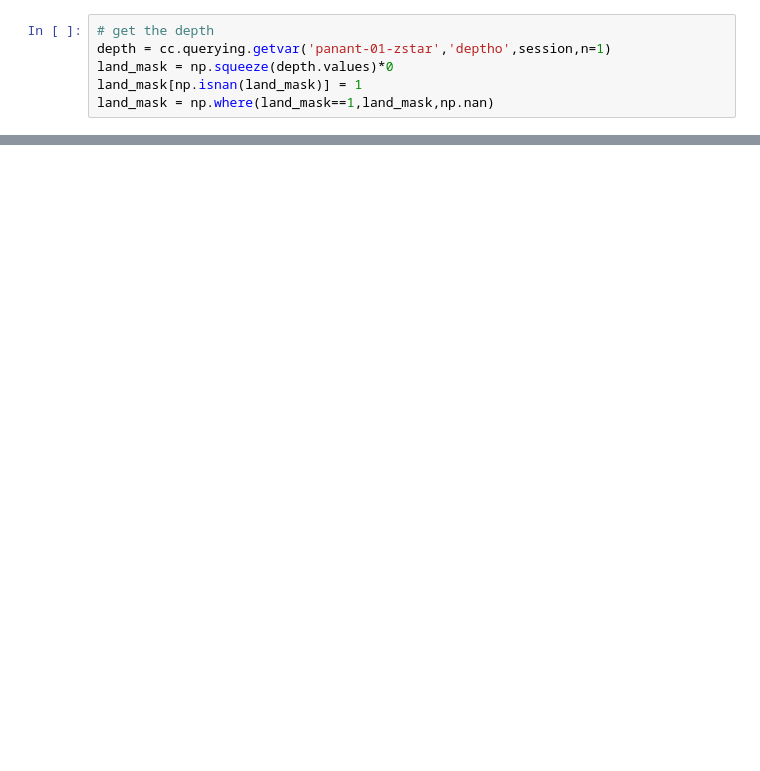
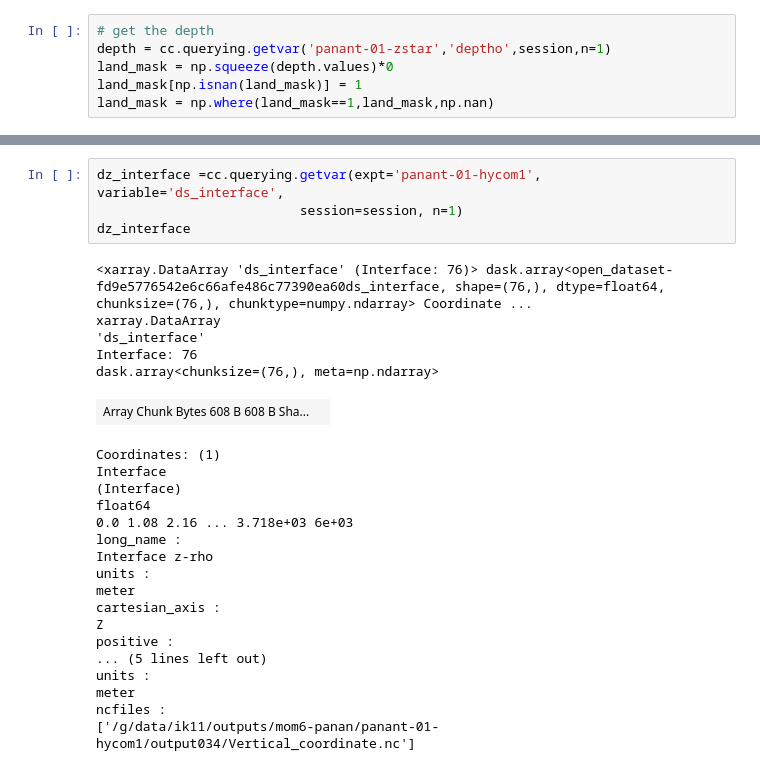
Before and after one commit to FengminXing/111, a Jupyter notebook: different depth (streamfunction).ipynb, the cells around one changed output, grey strips where cells are left out. Cells and saved outputs as stored; diff of their text form; blank space fills up the shorter version.

```diff
--- a/different depth (streamfunction).ipynb
+++ b/different depth (streamfunction).ipynb
@@ -70,0 +75,28 @@ depth = hmo.cumsum(dim='rho2_l').mean('time')
+# %%
+dz_interface =cc.querying.getvar(expt='panant-01-hycom1', variable='ds_interface',
+                          session=session, n=1)
+dz_interface
+# %% [output]
+<xarray.DataArray 'ds_interface' (Interface: 76)> dask.array<open_dataset-fd9e5776542e6c66afe486c77390ea60ds_interface, shape=(76,), dtype=float64, chunksize=(76,), chunktype=numpy.ndarray> Coordinate ...
+xarray.DataArray
+'ds_interface'
+Interface: 76
+dask.array<chunksize=(76,), meta=np.ndarray>
+| Array Chunk Bytes 608 B 608 B Sha... |  |
+Coordinates: (1)
+Interface
+(Interface)
+float64
+0.0 1.08 2.16 ... 3.718e+03 6e+03
+long_name :
+Interface z-rho
+units :
+meter
+cartesian_axis :
+Z
+positive :
+... (5 lines left out)
+units :
+meter
+ncfiles :
+['/g/data/ik11/outputs/mom6-panan/panant-01-hycom1/output034/Vertical_coordinate.nc']
```
Also changed, not shown: parts of 30 cells of this notebook.
